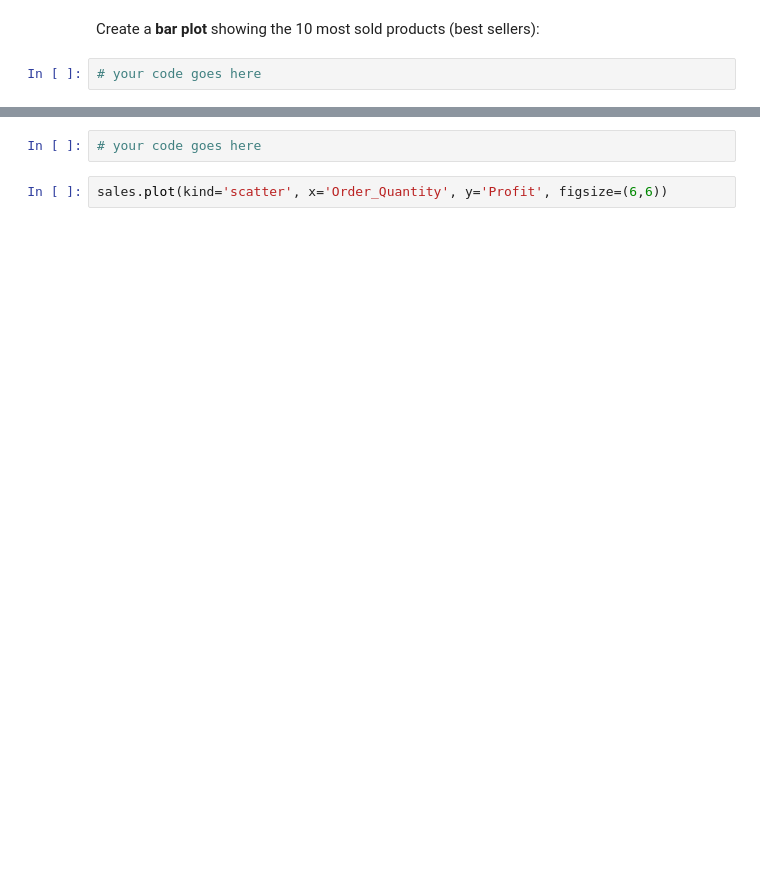
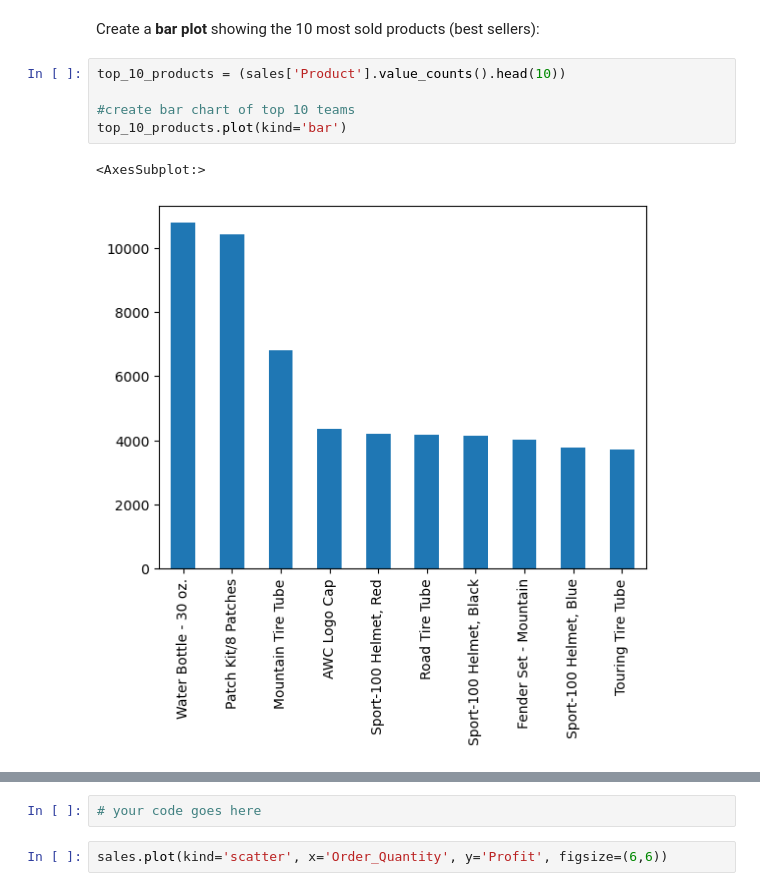
Before and after one commit to AlisonCG1/Freecodecamp-practice, a Jupyter notebook: Exercises_1.ipynb, the cells around one changed output, grey strips where cells are left out. Saved outputs shown, nothing was run; the diff lists cells and outputs as text; blank space fills up the shorter version.

```diff
--- a/Exercises_1.ipynb
+++ b/Exercises_1.ipynb
@@ -160,6 +235,12 @@ sales['Product'].unique()
 # %% [markdown]
 Create a **bar plot** showing the 10 most sold products (best sellers):
-# %%
-# your code goes here
+# %%
+top_10_products = (sales['Product'].value_counts().head(10))
+
+#create bar chart of top 10 teams
+top_10_products.plot(kind='bar')
+# %% [output]
+<AxesSubplot:>
+[figure, added]
 # %%
 sales['Product'].value_counts().head(10).plot(kind='bar', figsize=(14,6))
```
Also changed, not shown: parts of 17 cells of this notebook.
